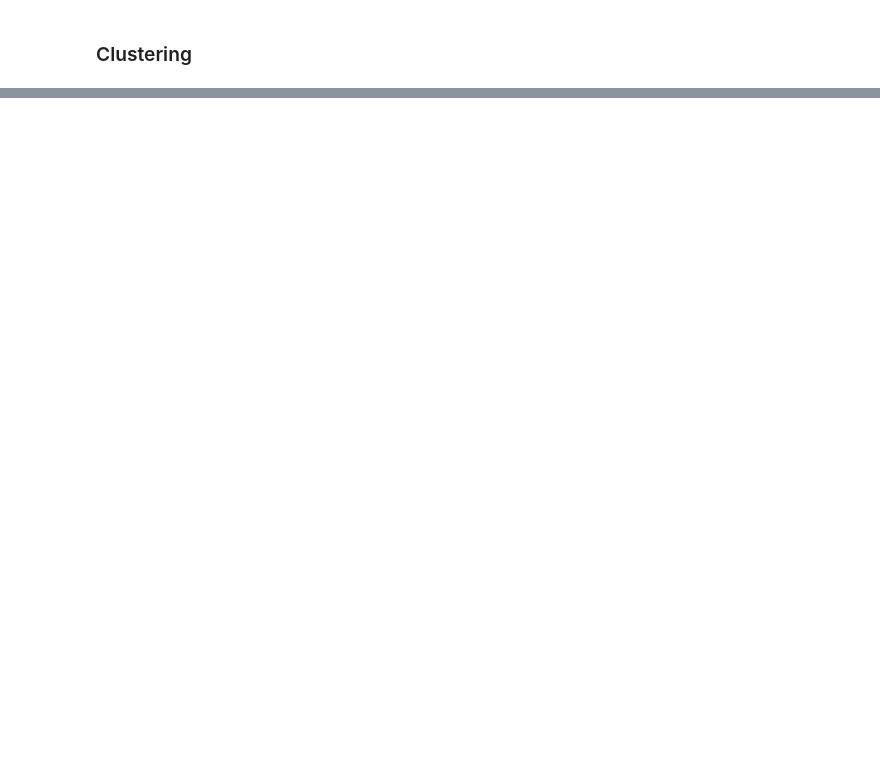
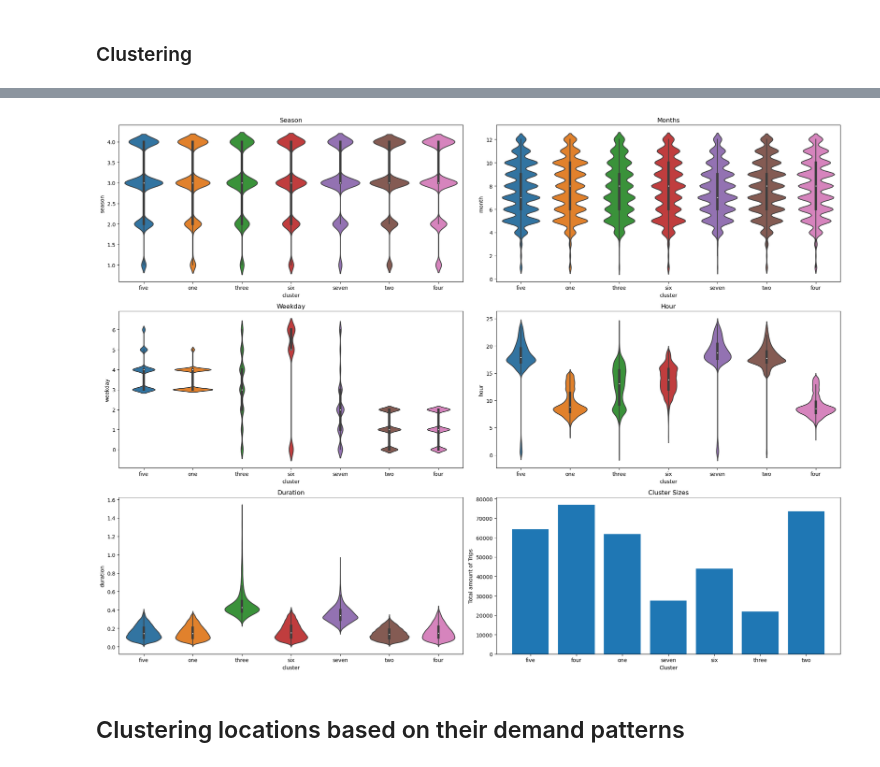
Before and after one commit to RavenRudi/AA_Group16, a Jupyter notebook: cluster_analysis.ipynb, the cells around one changed output, grey strips where cells are left out. Saved outputs shown, nothing was run; the diff lists cells and outputs as text; code cells hidden in the pictures; blank space fills up the shorter version.

```diff
--- a/cluster_analysis.ipynb
+++ b/cluster_analysis.ipynb
@@ -376,0 +224,34 @@ plt.show()
+# %%
+# refit algorithm customer data
+
+means_c = MiniBatchKMeans(n_clusters=7, random_state=42,init="k-means++")
+means_c.fit(X_scaled_c)
+
+numbers_c = ['one', 'two', 'three', 'four', 'five', 'six', 'seven']
+
+#add cluster lables to the dataset
+trip_types_scaled_c["cluster"] = means_c.predict(X_scaled_c)
+trip_types_scaled_c["cluster"] = trip_types_scaled_c["cluster"].apply(lambda x: numbers_c[x])
+
+trip_types_scaled_c["month"] = trip_types.month, trip_types_scaled_c["hour"] = trip_types.hour, trip_types_scaled_c["weekday"] = trip_types.weekday
+trip_types_scaled_c['duration'] = trip_types.duration_in_hours, trip_types_scaled_c['user_type'] = trip_types.user_type, trip_types_scaled_c['season'] = trip_types.season
+# %%
+violin_plots, axes = plt.subplots(nrows = 3, ncols = 2, figsize = (20,15))
+
+sns.violinplot(ax = axes[0, 0], x=trip_types_scaled_c['cluster'], y=trip_types_scaled_c['season'], data=trip_types_scaled_c)
+sns.violinplot(ax = axes[0, 1], x=trip_types_scaled_c['cluster'], y=trip_types_scaled_c['month'], data=trip_types_scaled_c)
+sns.violinplot(ax = axes[1, 0], x=trip_types_scaled_c['cluster'], y=trip_types_scaled_c['weekday'], data=trip_types_scaled_c)
+sns.violinplot(ax = axes[1, 1], x=trip_types_scaled_c['cluster'], y=trip_types_scaled_c['hour'], data=trip_types_scaled_c)
+sns.violinplot(ax = axes[2, 0], x=trip_types_scaled_c['cluster'], y=trip_types_scaled_c['duration'], data=trip_types_scaled_c)
+cluster_size = trip_types_scaled_c.groupby(['cluster'])['cluster'].agg('count')
+axes[2, 1].bar(cluster_size.index, cluster_size)
+
+axes[0, 0].set_title('Season'), axes[0, 1].set_title('Months'), axes[1, 0].set_title('Weekday'), axes[1, 1].set_title('Hour')
+axes[2, 0].set_title('Duration'), axes[2, 1].set_xlabel('Cluster'), axes[2, 1].set_ylabel('Total amount of Trips'), axes[2, 1].set_title('Cluster Sizes')
+
+violin_plots.tight_layout()
+plt.show()
+# %% [output]
+[figure, added]
+# %% [markdown]
+## Clustering locations based on their demand patterns
```
Also changed, not shown: parts of 63 cells of this notebook.
